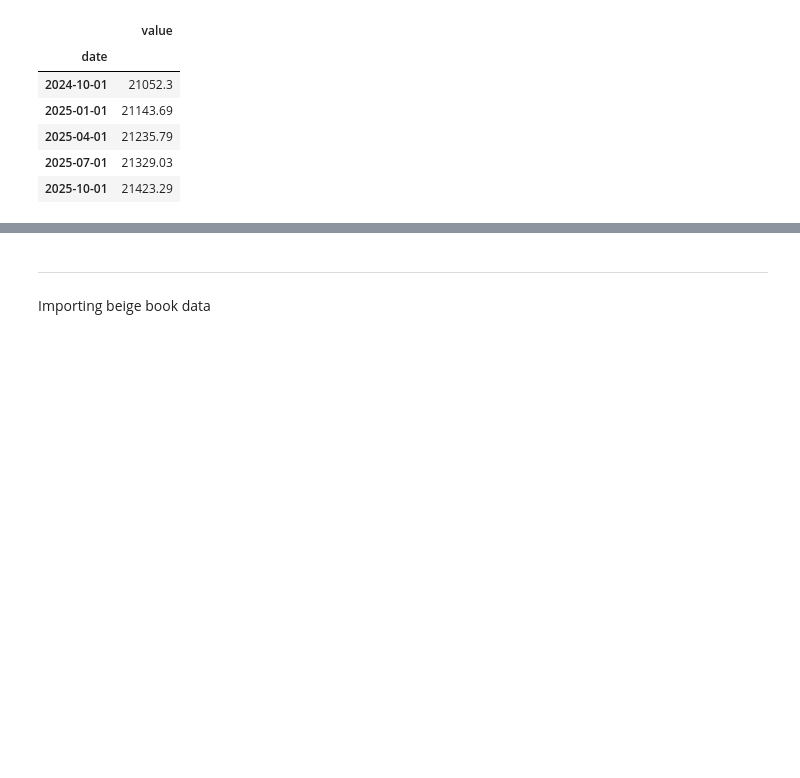
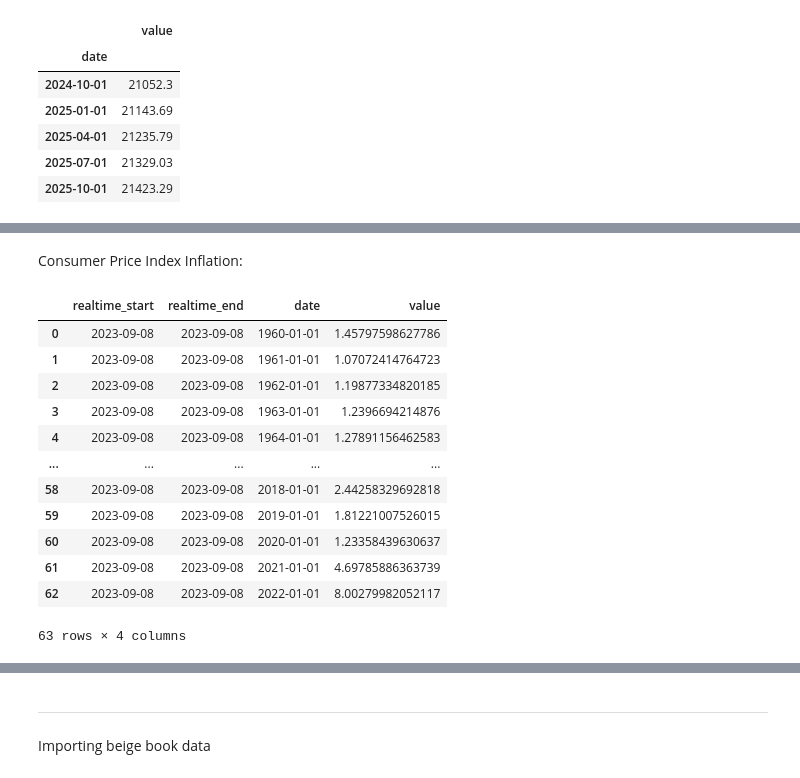
Before and after one commit to DanielGroneberg/Federal-Reserve-Interest-Rates-Forecast, a Jupyter notebook: code/01-Data-Collection.ipynb, the cells around one changed output, grey strips where cells are left out. Drawn from its saved outputs; the diff is of its cells as text; code cells hidden in the pictures; blank space fills up the shorter version.

```diff
--- a/code/01-Data-Collection.ipynb
+++ b/code/01-Data-Collection.ipynb
@@ -223,0 +241,20 @@ gdppot_subset.tail()
+# %% [markdown]
+Consumer Price Index Inflation:
+# %%
+# https://fred.stlouisfed.org/series/FPCPITOTLZGUSA
+test = fred.get_series_df('FPCPITOTLZGUSA')
+test
+# %% [output]
+|  | realtime_start | realtime_end | date | value |
+| 0 | 2023-09-08 | 2023-09-08 | 1960-01-01 | 1.45797598627786 |
+| 1 | 2023-09-08 | 2023-09-08 | 1961-01-01 | 1.07072414764723 |
+| 2 | 2023-09-08 | 2023-09-08 | 1962-01-01 | 1.19877334820185 |
+| 3 | 2023-09-08 | 2023-09-08 | 1963-01-01 | 1.2396694214876 |
+| 4 | 2023-09-08 | 2023-09-08 | 1964-01-01 | 1.27891156462583 |
+| ... | ... | ... | ... | ... |
+| 58 | 2023-09-08 | 2023-09-08 | 2018-01-01 | 2.44258329692818 |
+| 59 | 2023-09-08 | 2023-09-08 | 2019-01-01 | 1.81221007526015 |
+| 60 | 2023-09-08 | 2023-09-08 | 2020-01-01 | 1.23358439630637 |
+| 61 | 2023-09-08 | 2023-09-08 | 2021-01-01 | 4.69785886363739 |
+| 62 | 2023-09-08 | 2023-09-08 | 2022-01-01 | 8.00279982052117 |
+63 rows × 4 columns
```
Also changed, not shown: parts of 25 cells of this notebook.
